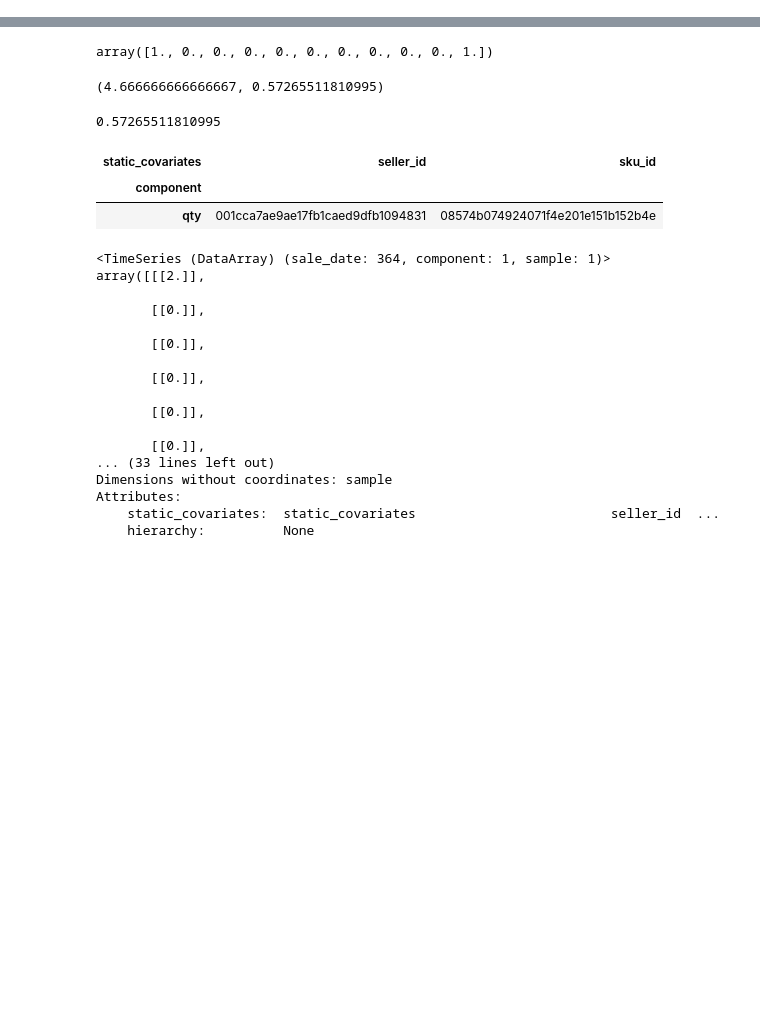
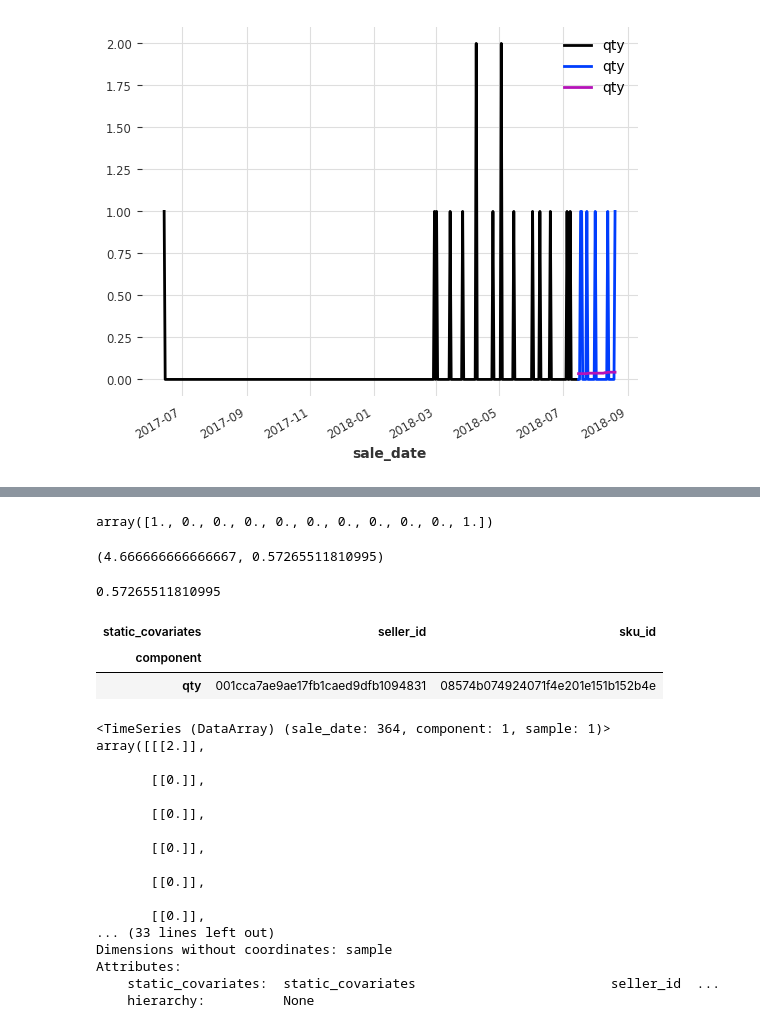
Before and after one commit to nasserboan/olist-sales-forecasting, a Jupyter notebook: notebooks/eda_forecastability_NSB_1.0.ipynb, the cells around one changed output, grey strips where cells are left out. Saved outputs shown, nothing was run; the diff lists cells and outputs as text; code cells hidden in the pictures; blank space fills up the shorter version.

```diff
--- a/notebooks/eda_forecastability_NSB_1.0.ipynb
+++ b/notebooks/eda_forecastability_NSB_1.0.ipynb
@@ -24,0 +125,6 @@ most_sold = (
+# %%
+train.plot()
+test.plot()
+model.predict(36).plot()
+# %% [output]
+[figure, added]
```
Also changed, not shown: parts of 61 cells of this notebook, 1 other file.
